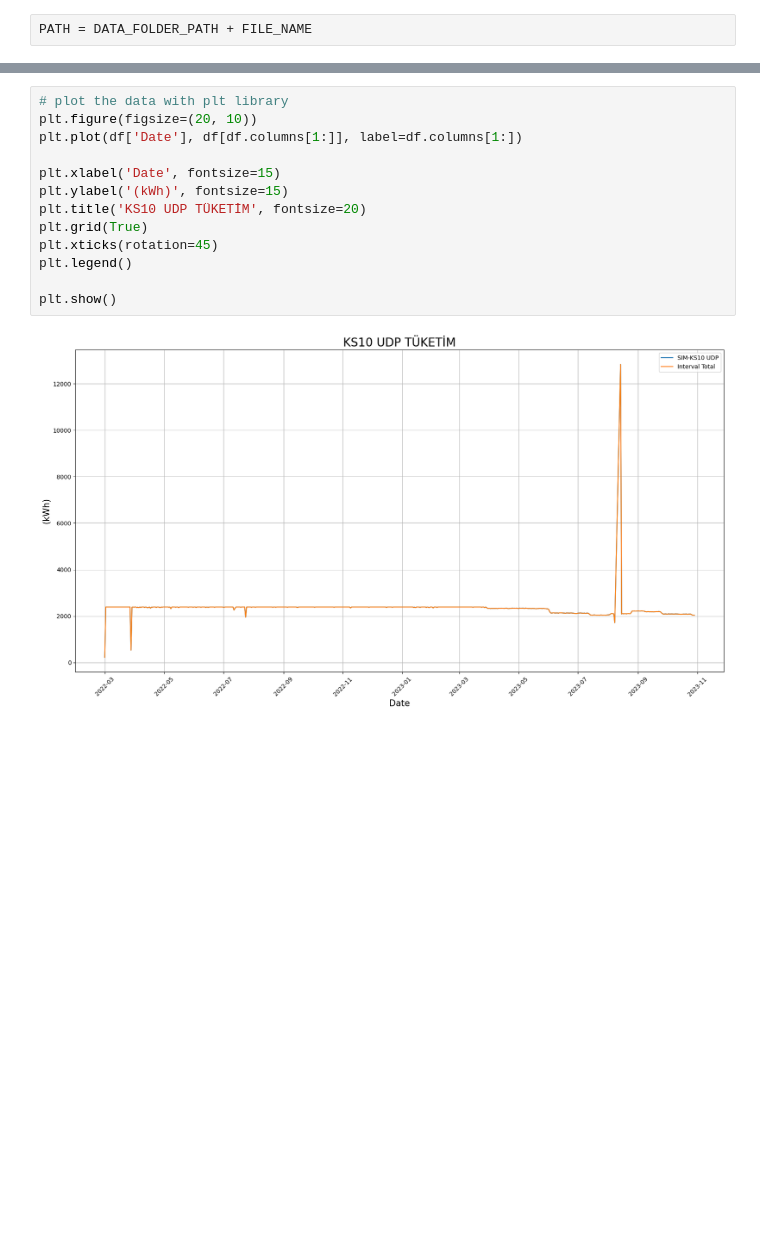
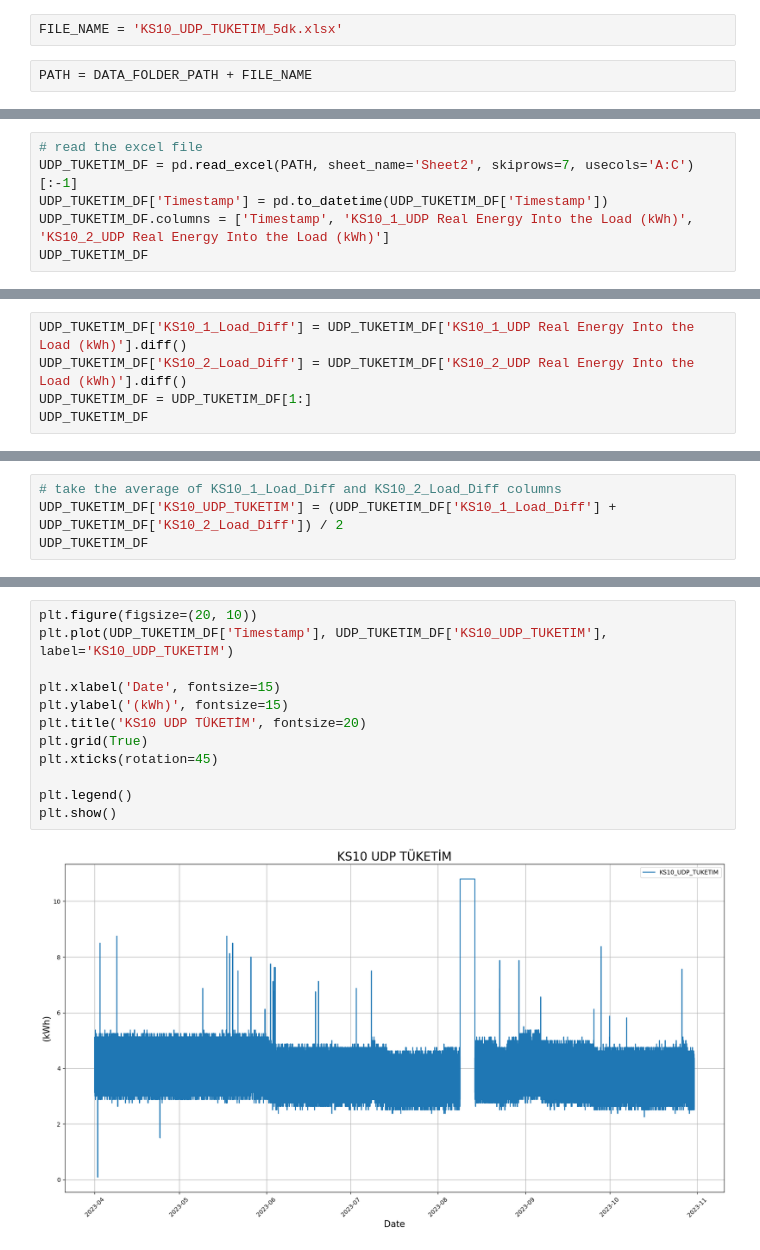
Before and after one commit to boraaktas/INDR491, a Jupyter notebook: jupyter/KS10_UDP_TUKETIM.ipynb, the cells around one changed output, grey strips where cells are left out. Cells and saved outputs as stored; diff of their text form; blank space fills up the shorter version.

Commit message:
FINAL DATA with workload

```diff
--- a/jupyter/KS10_UDP_TUKETIM.ipynb
+++ b/jupyter/KS10_UDP_TUKETIM.ipynb
@@ -9,2 +7,4 @@ FILE_NAME = 'SIM-KS10.UDP TÜKETİM RAPORU (Kwh).xlsx'
+# %%
+FILE_NAME = 'KS10_UDP_TUKETIM_5dk.xlsx'
 # %%
 PATH = DATA_FOLDER_PATH + FILE_NAME
@@ -94,0 +11,6 @@ for date in lost_dates:
+# %%
+# read the excel file
+UDP_TUKETIM_DF = pd.read_excel(PATH, sheet_name='Sheet2', skiprows=7, usecols='A:C')[:-1]
+UDP_TUKETIM_DF['Timestamp'] = pd.to_datetime(UDP_TUKETIM_DF['Timestamp'])
+UDP_TUKETIM_DF.columns = ['Timestamp', 'KS10_1_UDP Real Energy Into the Load (kWh)', 'KS10_2_UDP Real Energy Into the Load (kWh)']
+UDP_TUKETIM_DF
@@ -94,0 +31,5 @@ for date in lost_dates:
+# %%
+UDP_TUKETIM_DF['KS10_1_Load_Diff'] = UDP_TUKETIM_DF['KS10_1_UDP Real Energy Into the Load (kWh)'].diff()
+UDP_TUKETIM_DF['KS10_2_Load_Diff'] = UDP_TUKETIM_DF['KS10_2_UDP Real Energy Into the Load (kWh)'].diff()
+UDP_TUKETIM_DF = UDP_TUKETIM_DF[1:]
+UDP_TUKETIM_DF
@@ -94,0 +118,4 @@ for date in lost_dates:
+# %%
+# take the average of KS10_1_Load_Diff and KS10_2_Load_Diff columns
+UDP_TUKETIM_DF['KS10_UDP_TUKETIM'] = (UDP_TUKETIM_DF['KS10_1_Load_Diff'] + UDP_TUKETIM_DF['KS10_2_Load_Diff']) / 2
+UDP_TUKETIM_DF
@@ -95,15 +141,14 @@ for date in lost_dates:
 # %%
-# plot the data with plt library
 plt.figure(figsize=(20, 10))
-plt.plot(df['Date'], df[df.columns[1:]], label=df.columns[1:])
+plt.plot(UDP_TUKETIM_DF['Timestamp'], UDP_TUKETIM_DF['KS10_UDP_TUKETIM'], label='KS10_UDP_TUKETIM')
 
 plt.xlabel('Date', fontsize=15)
 plt.ylabel('(kWh)', fontsize=15)
 plt.title('KS10 UDP TÜKETİM', fontsize=20)
 plt.grid(True)
 plt.xticks(rotation=45)
+
 plt.legend()
-
 plt.show()
 # %% [output]
-[figure, old version]
+[figure, new version]
```
Also changed, not shown: parts of 10 cells of this notebook, 6 other files.
